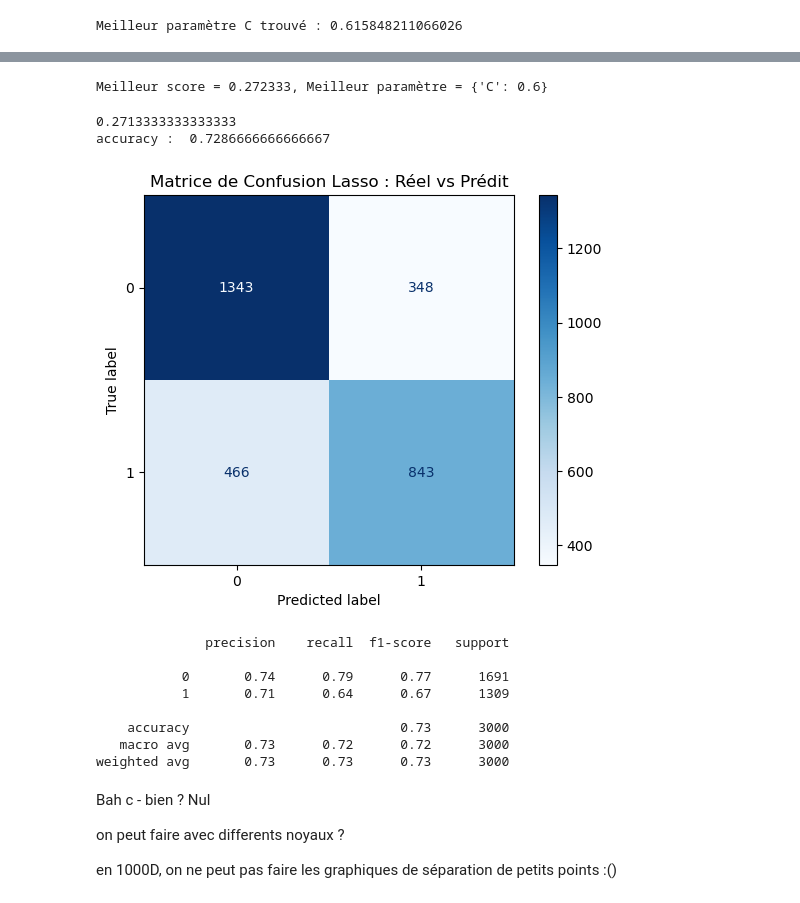
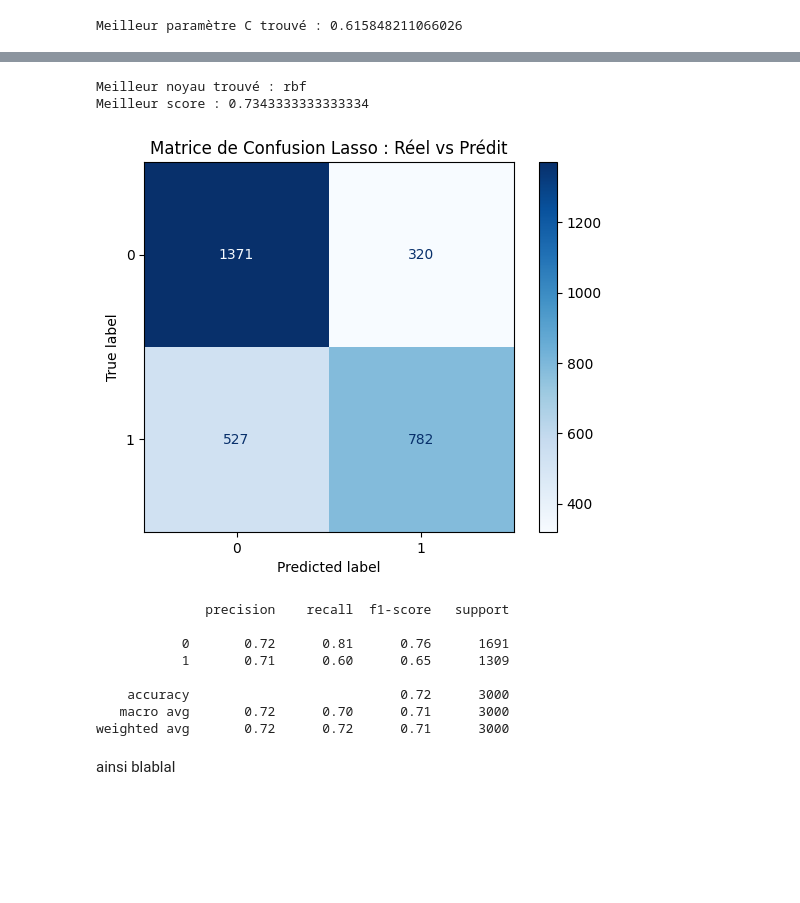
Before and after one commit to Jeanne-mrq/projet-MLBBL, a Jupyter notebook: Notebook_python.ipynb, the cells around one changed output, grey strips where cells are left out. Saved outputs shown, nothing was run; the diff lists cells and outputs as text; code cells hidden in the pictures; blank space fills up the shorter version.

```diff
--- a/Notebook_python.ipynb
+++ b/Notebook_python.ipynb
@@ -294,9 +293,14 @@ Celle ci nous permet d'avoir des résultats plus détaillés. Nous pouvons analy
 # %%
-import statsmodels.api as sm
-
+#elle utilise une df avec les noms et un intercept
 # Pour retrouver les noms dans le summary de statsmodels
 X_train_df = pd.DataFrame(Xs_train, columns=health_features.columns)
 X_train_df = sm.add_constant(X_train_df) # on ajoute un intercept pour que le modèle puisse apprendre une constante ( pas automatique dans la libraire)
+
+# on fait la même chose pour le dataset de test
+
+X_test_df = pd.DataFrame(Xs_test, columns=health_features.columns)
+X_test_df = sm.add_constant(X_test_df)
+
 regLog_stat = sm.Logit(Y_train.reset_index(drop=True), X_train_df).fit()
 print(regLog_stat.summary())
 # %% [output]
@@ -332,8 +354,8 @@ note : vérifier que L1 c lasso
 # %%
 from sklearn.linear_model import LogisticRegressionCV
 
-# on fait une validation à cs=5 plis et on teste 20 valeurs de C différentes (inverse de lambda, le paramètre de régularisation)
-logReg_lasso = LogisticRegressionCV(penalty='l1',solver='saga', max_iter=10000, cv=5, Cs=20) #L1= lasso. Saga doit être utilisé pour la pénalité L1 car le solveur par défaut (liblinear) ne supporte pas la pénalité L1
+# on fait une validation à cv=5 plis et on teste 20 valeurs de C différentes (inverse de lambda, le paramètre de régularisation)
+logReg_lasso = LogisticRegressionCV(penalty='l1',solver='liblinear', max_iter=10000, cv=5, Cs=20) #L1= lasso. Saga doit être utilisé pour la pénalité L1 car le solveur par défaut (liblinear) ne supporte pas la pénalité L1
 logReg_lasso.fit(Xs_train, Y_train)
 
 print(f"Meilleur paramètre C trouvé : {logReg_lasso.C_[0]}")
@@ -405,5 +454,5 @@ Contrairement à Ridge, cette pénalisation ne met pas les coefficients à 0, el
 # %%
-logReg_ridge = LogisticRegressionCV(penalty='l2', solver='lbfgs', max_iter=10000, cv=5, Cs=20)
+logReg_ridge = LogisticRegressionCV(penalty='l2', solver='liblinear', max_iter=10000, cv=5, Cs=20)
 logReg_ridge.fit(Xs_train, Y_train)
 print(f"Meilleur paramètre C trouvé : {logReg_ridge.C_[0]}")
 # %% [output]
@@ -571,45 +694,46 @@ EVITER DE RELANCER CE QU4IL Y A EN DESSOUS? PREND 100 ANS
 from sklearn.svm import SVC # code prit du TP Ozonne
 from sklearn.model_selection import GridSearchCV
 
-param=[{"C":[0.4,0.6,1,1.4]}]
-svm= GridSearchCV(SVC(),param,cv=10,n_jobs=-1)
-svmOpt=svm.fit(Xs_train, Y_train)
-print("Meilleur score = %f, Meilleur paramètre = %s" % (1. - svmOpt.best_score_,svmOpt.best_params_))
+# On définit la grille pour tester C ET les différents noyaux
+param_grid = [
+    {
+        'C': [0.1, 1,5, 10],
+        'kernel': ['linear', 'rbf', 'poly','sigmoid'],
+        'degree': [2, 3] # Seulement utilisé par le noyau 'poly'
+    }
+]
+
+# On lance la recherche
+grid_svm = GridSearchCV(SVC(), param_grid, cv=5, n_jobs=-1)
+grid_svm.fit(Xs_train, Y_train)
+
+print("Meilleur noyau trouvé :", grid_svm.best_params_['kernel'])
+print("Meilleur score :", grid_svm.best_score_)
 # %% [output]
-Meilleur score = 0.272333, Meilleur paramètre = {'C': 0.6}
+Meilleur noyau trouvé : rbf
+Meilleur score : 0.7343333333333334
-# %%
-# erreur de prévision sur le test
-print(1-svmOpt.score(Xs_test,Y_test))
-print("accuracy : ", svmOpt.score(Xs_test,Y_test))
-# %% [output]
-0.2713333333333333
-accuracy :  0.7286666666666667
 # %%
 # prévision de l'échantillon test
-y_chap = svmOpt.predict(Xs_test)
+Y_pred_svm = grid_svm.predict(Xs_test)
 # matrice de confusion
-cm = confusion_matrix(Y_test, y_chap)
+cm = confusion_matrix(Y_test, Y_pred_svm)
 
-disp = ConfusionMatrixDisplay(confusion_matrix=cm, display_labels=svmOpt.classes_)
+disp = ConfusionMatrixDisplay(confusion_matrix=cm, display_labels=grid_svm.classes_)
 disp.plot(cmap=plt.cm.Blues)
 
 plt.title("Matrice de Confusion Lasso : Réel vs Prédit")
 plt.show()
 
-print (classification_report(Y_test, y_chap))
+print (classification_report(Y_test, Y_pred_svm))
 # %% [output]
-[figure, old version]
+[figure, new version]
               precision    recall  f1-score   support
 
-           0       0.74      0.79      0.77      1691
-           1       0.71      0.64      0.67      1309
+           0       0.72      0.81      0.76      1691
+           1       0.71      0.60      0.65      1309
 
-    accuracy                           0.73      3000
-   macro avg       0.73      0.72      0.72      3000
-weighted avg       0.73      0.73      0.73      3000
+    accuracy                           0.72      3000
+   macro avg       0.72      0.70      0.71      3000
+weighted avg       0.72      0.72      0.71      3000
-# %% [markdown]
-Bah c - bien ? Nul
-
-on peut faire avec differents noyaux ?
-
-en 1000D, on ne peut pas faire les graphiques de séparation de petits points :()
+# %% [markdown]
+ainsi blablal
```
Also changed, not shown: parts of 57 cells of this notebook, 1 other file.
